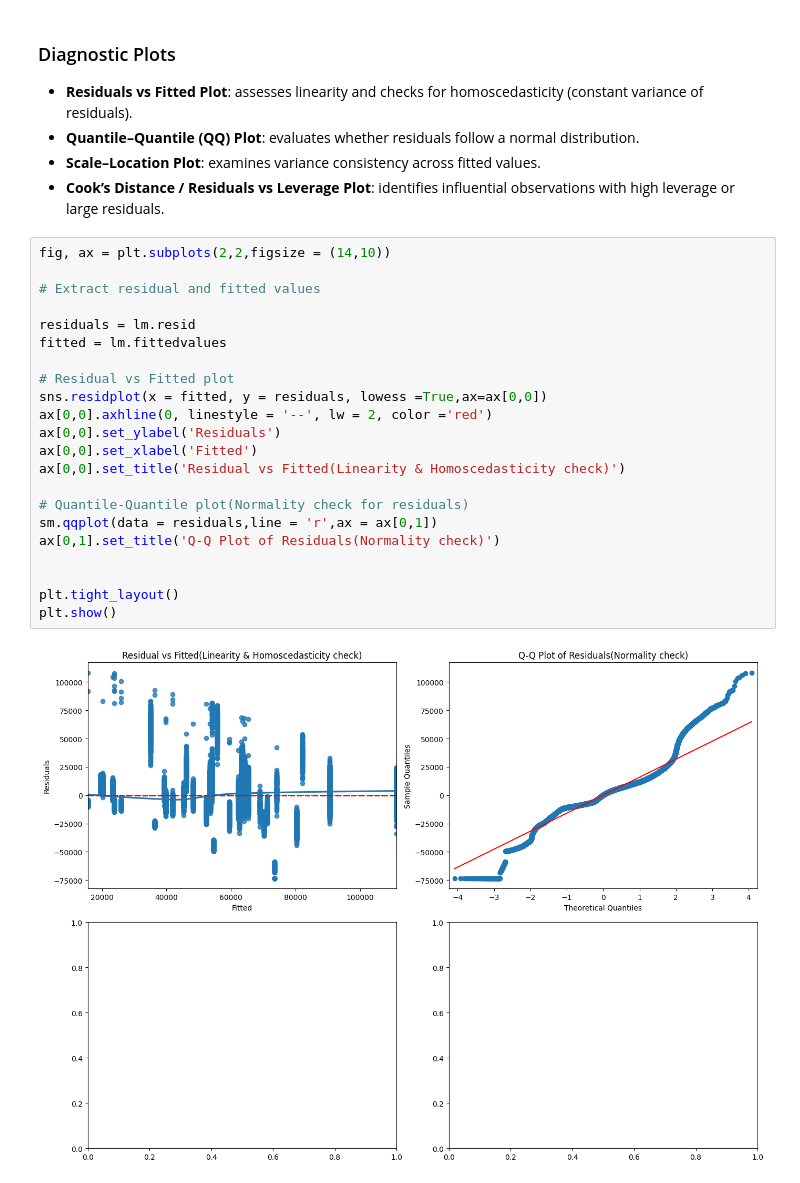
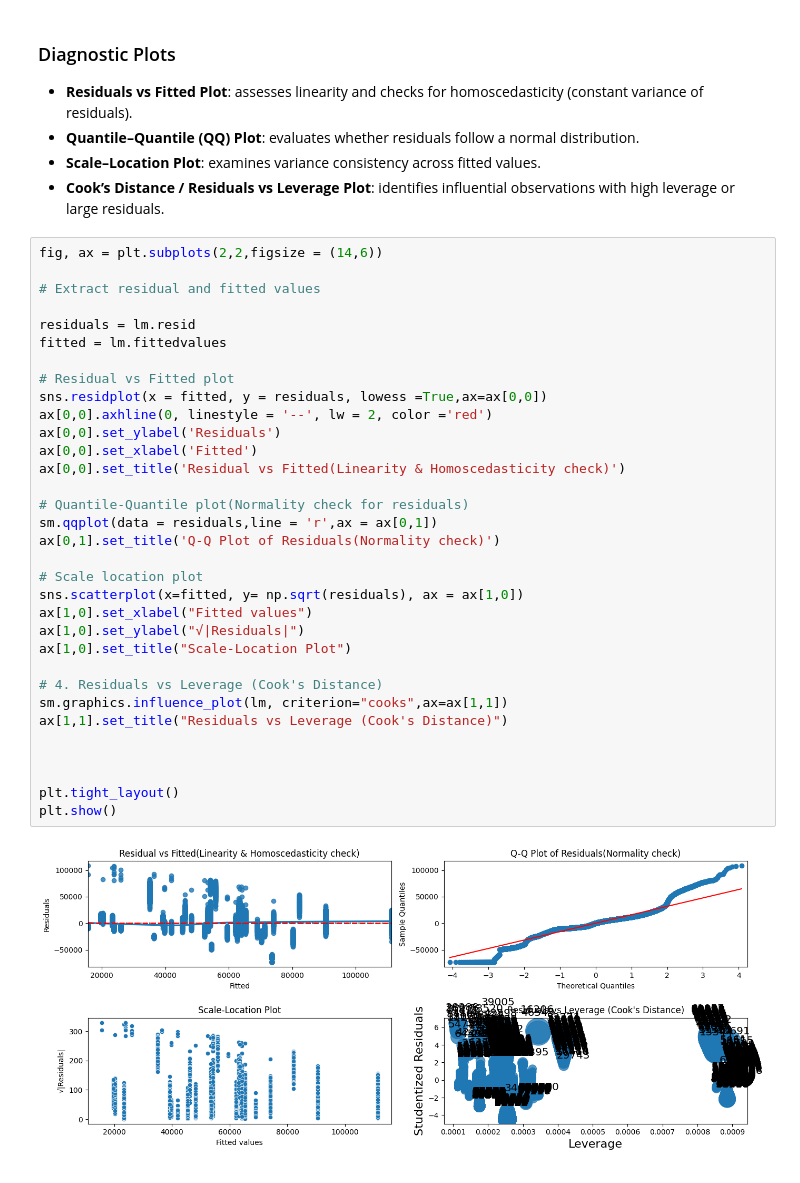
Before and after one commit to Rooney-tech/Linear-Regression, a Jupyter notebook: Linear regression/Notebooks/Linear Regression Analaysis 2- Predicting Patient Bill.ipynb, the cells around one changed output. Saved outputs shown, nothing was run; the diff lists cells and outputs as text.

```diff
--- a/Linear regression/Notebooks/Linear Regression Analaysis 2- Predicting Patient Bill.ipynb
+++ b/Linear regression/Notebooks/Linear Regression Analaysis 2- Predicting Patient Bill.ipynb
@@ -545,26 +545,37 @@ VIF_data
 - **Scale–Location Plot**: examines variance consistency across fitted values.
 - **Cook’s Distance / Residuals vs Leverage Plot**: identifies influential observations with high leverage or large residuals.
 # %%
-fig, ax = plt.subplots(2,2,figsize = (14,10))
+fig, ax = plt.subplots(2,2,figsize = (14,6))
 
 # Extract residual and fitted values
 
 residuals = lm.resid
 fitted = lm.fittedvalues
 
 # Residual vs Fitted plot
 sns.residplot(x = fitted, y = residuals, lowess =True,ax=ax[0,0])
 ax[0,0].axhline(0, linestyle = '--', lw = 2, color ='red')
 ax[0,0].set_ylabel('Residuals')
 ax[0,0].set_xlabel('Fitted')
 ax[0,0].set_title('Residual vs Fitted(Linearity & Homoscedasticity check)')
 
 # Quantile-Quantile plot(Normality check for residuals)
 sm.qqplot(data = residuals,line = 'r',ax = ax[0,1])
 ax[0,1].set_title('Q-Q Plot of Residuals(Normality check)')
 
+# Scale location plot
+sns.scatterplot(x=fitted, y= np.sqrt(residuals), ax = ax[1,0])
+ax[1,0].set_xlabel("Fitted values")
+ax[1,0].set_ylabel("√|Residuals|")
+ax[1,0].set_title("Scale-Location Plot")
+
+# 4. Residuals vs Leverage (Cook's Distance)
+sm.graphics.influence_plot(lm, criterion="cooks",ax=ax[1,1])
+ax[1,1].set_title("Residuals vs Leverage (Cook's Distance)")
+
+
 
 plt.tight_layout()
 plt.show()
 # %% [output]
-[figure, old version]
+[figure, new version]
```
Also changed, not shown: parts of 1 cell of this notebook.
